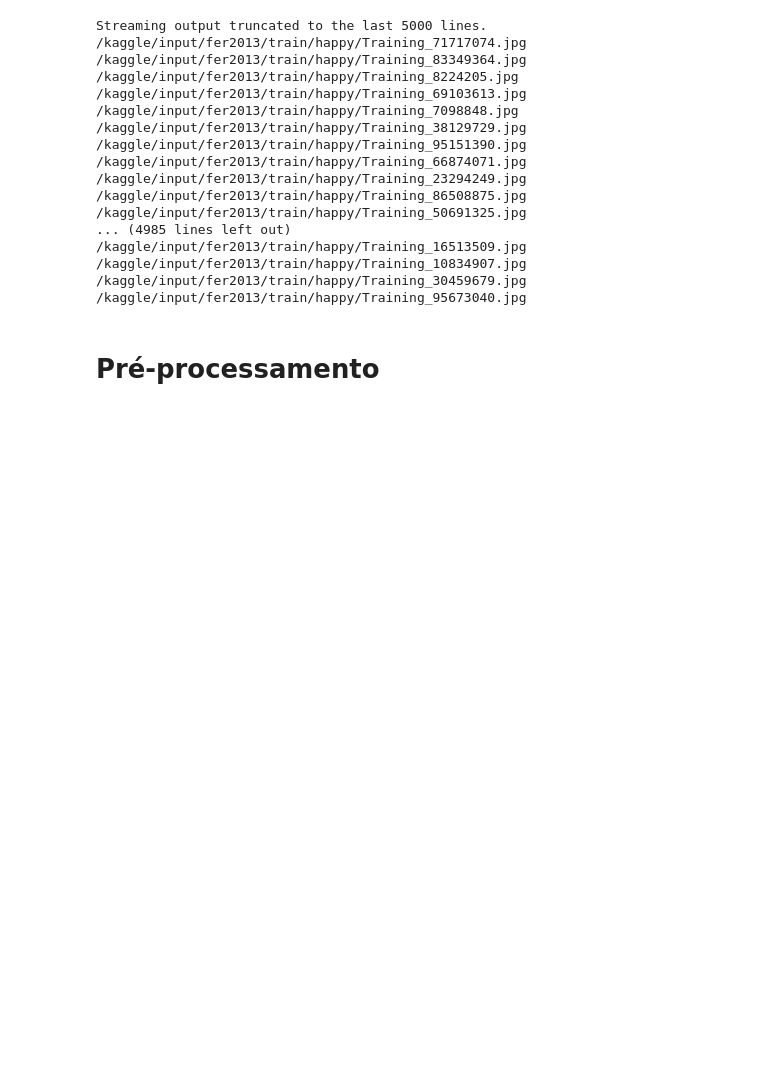
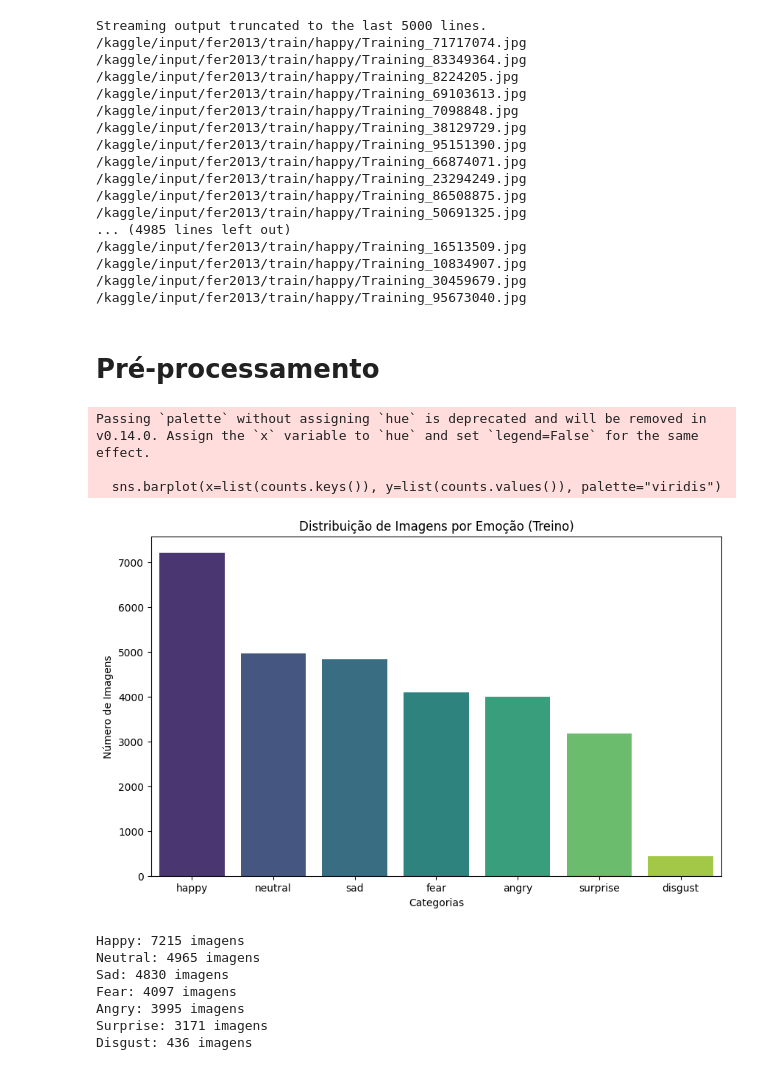
Before and after one commit to adrianegonaves/introduction-to-artificial-intelligence-project, a Jupyter notebook: introduction_to_artificial_intelligence_project.ipynb, the cells around one changed output. Saved outputs shown, nothing was run; the diff lists cells and outputs as text; code cells hidden in the pictures; blank space fills up the shorter version.

```diff
--- a/introduction_to_artificial_intelligence_project.ipynb
+++ b/introduction_to_artificial_intelligence_project.ipynb
@@ -60,29 +60,41 @@ import seaborn as sns
 # %%
 
 # Defina o caminho para a pasta de treino
-base_path = "train/"
+base_path = "/kaggle/input/fer2013/train/"
 
 # Dicionário para guardar as contagens
 counts = {}
 
 # Percorre cada subpasta (cada emoção)
 for emotion in os.listdir(base_path):
     emotion_path = os.path.join(base_path, emotion)
     if os.path.isdir(emotion_path):
         # Conta quantos arquivos tem dentro da pasta daquela emoção
         counts[emotion] = len(os.listdir(emotion_path))
 
 # Ordenar para o gráfico ficar mais bonito
 counts = dict(sorted(counts.items(), key=lambda item: item[1], reverse=True))
 
 # Criar o gráfico
 plt.figure(figsize=(10, 6))
 sns.barplot(x=list(counts.keys()), y=list(counts.values()), palette="viridis")
 plt.title("Distribuição de Imagens por Emoção (Treino)")
 plt.ylabel("Número de Imagens")
 plt.xlabel("Categorias")
 plt.show()
 
 # Imprimir os valores exatos
 for emotion, count in counts.items():
     print(f"{emotion.capitalize()}: {count} imagens")
+# %% [output]
+Passing `palette` without assigning `hue` is deprecated and will be removed in v0.14.0. Assign the `x` variable to `hue` and set `legend=False` for the same effect.
+
+  sns.barplot(x=list(counts.keys()), y=list(counts.values()), palette="viridis")
+[figure, added]
+Happy: 7215 imagens
+Neutral: 4965 imagens
+Sad: 4830 imagens
+Fear: 4097 imagens
+Angry: 3995 imagens
+Surprise: 3171 imagens
+Disgust: 436 imagens
```
